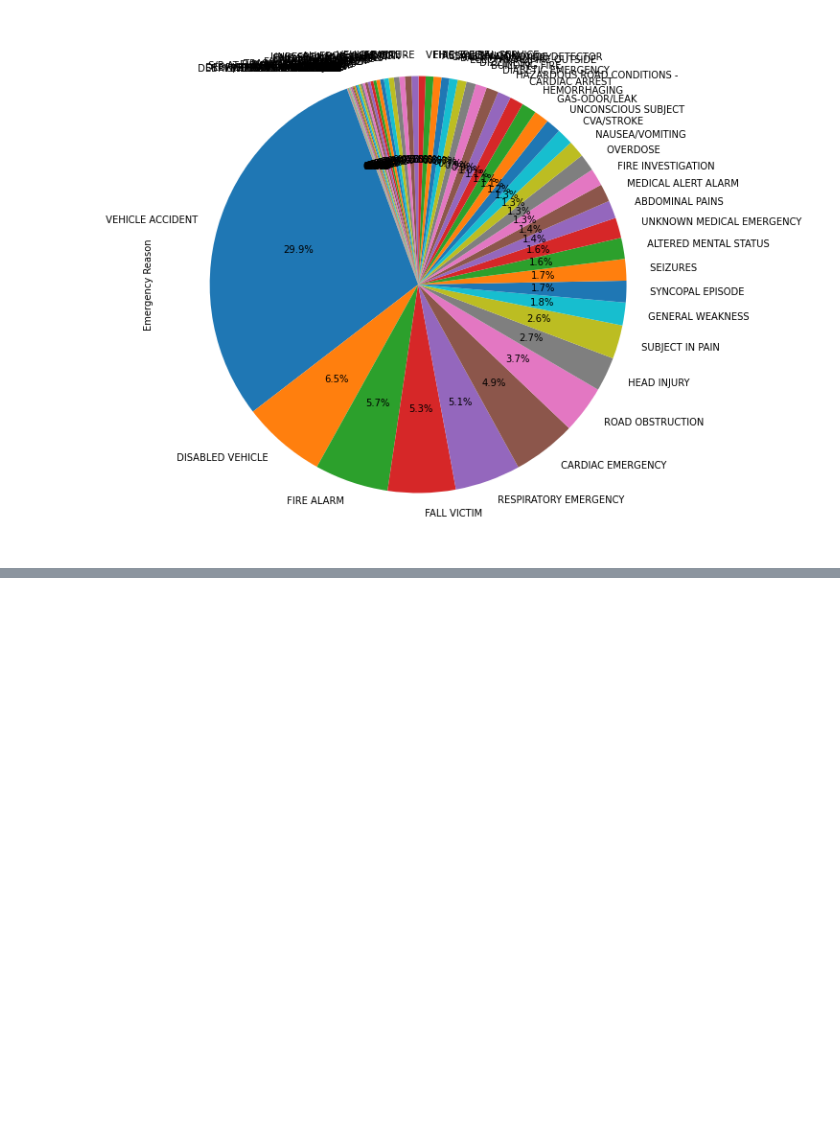
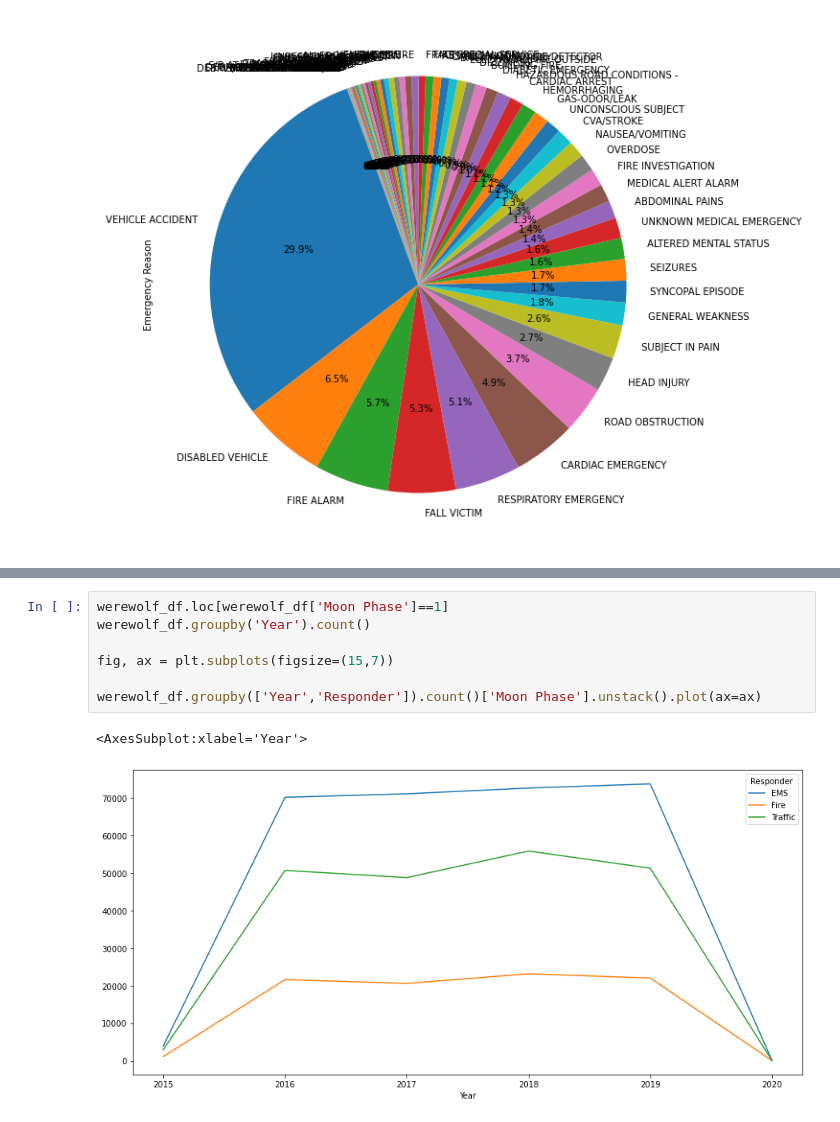
Before and after one commit to ytran010/The_Werewolves, a Jupyter notebook: Jingou.ipynb, the cells around one changed output, grey strips where cells are left out. Drawn from its saved outputs; the diff is of its cells as text; blank space fills up the shorter version.

```diff
--- a/Jingou.ipynb
+++ b/Jingou.ipynb
@@ -100,0 +155,10 @@ plt.savefig("Images/Fullmoon_Jingou.png")
+# %%
+werewolf_df.loc[werewolf_df['Moon Phase']==1]
+werewolf_df.groupby('Year').count()
+
+fig, ax = plt.subplots(figsize=(15,7))
+
+werewolf_df.groupby(['Year','Responder']).count()['Moon Phase'].unstack().plot(ax=ax)
+# %% [output]
+<AxesSubplot:xlabel='Year'>
+[figure, added]
```
Also changed, not shown: parts of 9 cells of this notebook, 2 other files.
